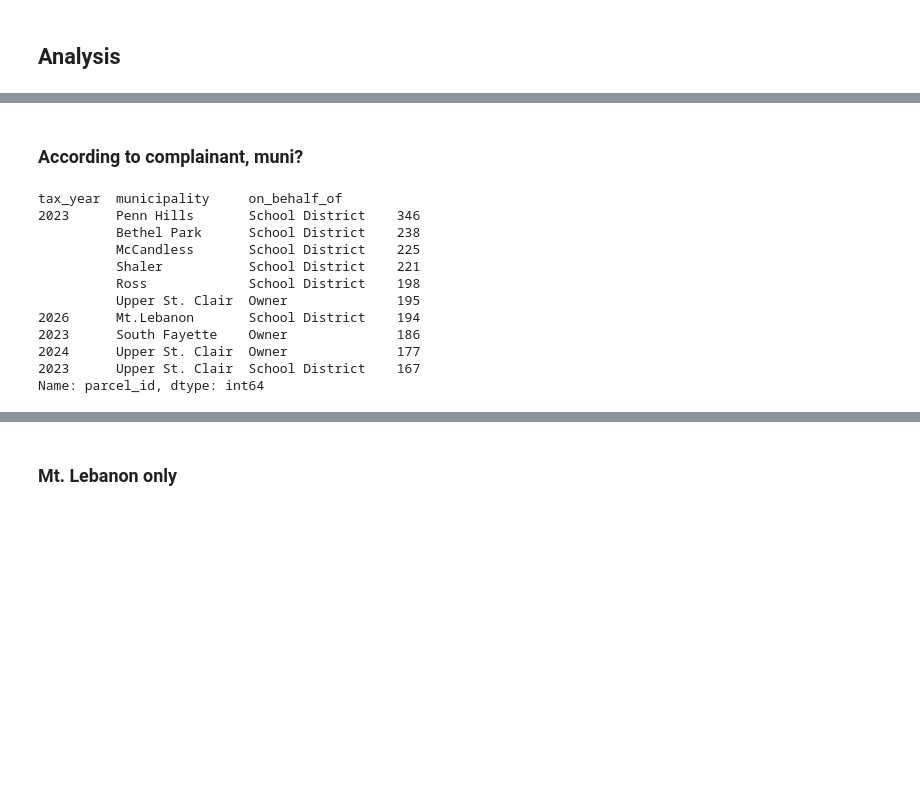
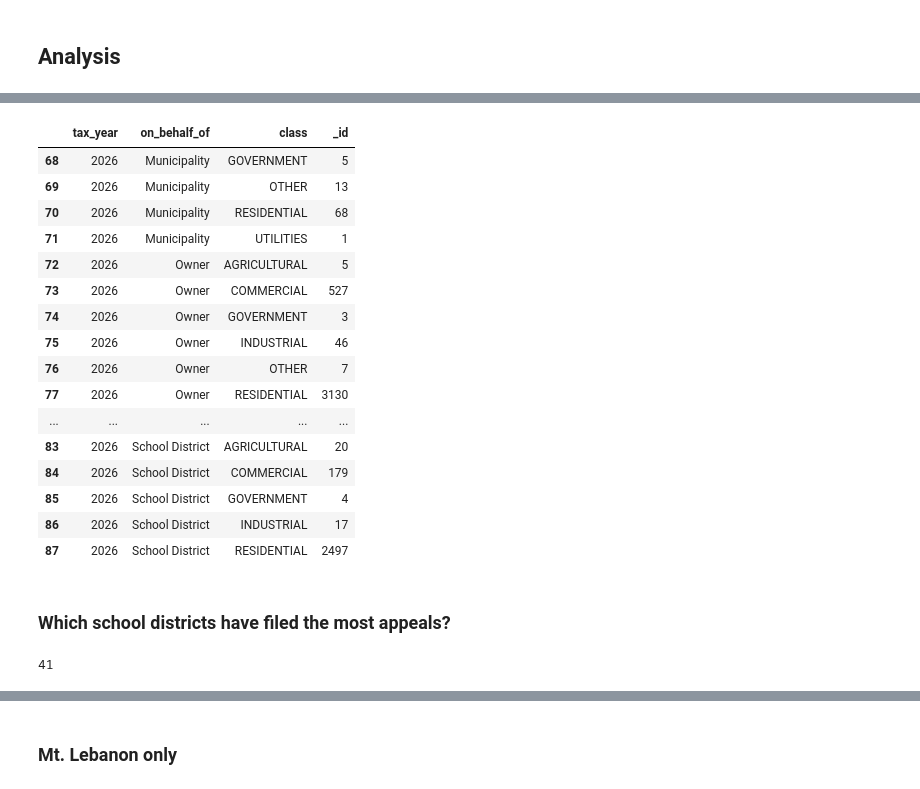
Before and after one commit to miahollie/20261106-assessment-appeals, a Jupyter notebook: appeals_analysis.ipynb, the cells around one changed output, grey strips where cells are left out. Saved outputs shown, nothing was run; the diff lists cells and outputs as text; code cells hidden in the pictures; blank space fills up the shorter version.

```diff
--- a/appeals_analysis.ipynb
+++ b/appeals_analysis.ipynb
@@ -65,18 +105,22 @@ Name: parcel_id, dtype: int64
+# %%
+all_appeals.groupby(['tax_year','on_behalf_of','class'])['_id'].count().reset_index().tail(20)
+# %% [output]
+|  | tax_year | on_behalf_of | class | _id |
+| 68 | 2026 | Municipality | GOVERNMENT | 5 |
+| 69 | 2026 | Municipality | OTHER | 13 |
+| 70 | 2026 | Municipality | RESIDENTIAL | 68 |
+| 71 | 2026 | Municipality | UTILITIES | 1 |
+| 72 | 2026 | Owner | AGRICULTURAL | 5 |
+| 73 | 2026 | Owner | COMMERCIAL | 527 |
+| 74 | 2026 | Owner | GOVERNMENT | 3 |
+| 75 | 2026 | Owner | INDUSTRIAL | 46 |
+| 76 | 2026 | Owner | OTHER | 7 |
+| 77 | 2026 | Owner | RESIDENTIAL | 3130 |
+| ... | ... | ... | ... | ... |
+| 83 | 2026 | School District | AGRICULTURAL | 20 |
+| 84 | 2026 | School District | COMMERCIAL | 179 |
+| 85 | 2026 | School District | GOVERNMENT | 4 |
+| 86 | 2026 | School District | INDUSTRIAL | 17 |
+| 87 | 2026 | School District | RESIDENTIAL | 2497 |
 # %% [markdown]
-### According to complainant, muni?
+### Which school districts have filed the most appeals?
-# %%
-## according to complainant?
-all_appeals.groupby(['tax_year','municipality','on_behalf_of'])['parcel_id'].count().sort_values(ascending=False).head(10)
-# %% [output]
-tax_year  municipality     on_behalf_of
-2023      Penn Hills       School District    346
-          Bethel Park      School District    238
-          McCandless       School District    225
-          Shaler           School District    221
-          Ross             School District    198
-          Upper St. Clair  Owner              195
-2026      Mt.Lebanon       School District    194
-2023      South Fayette    Owner              186
-2024      Upper St. Clair  Owner              177
-2023      Upper St. Clair  School District    167
-Name: parcel_id, dtype: int64
@@ -82,0 +130,5 @@ Name: parcel_id, dtype: int64
+# %%
+## how many unique school districts are included?
+sd_df.school_district_name.nunique()
+# %% [output]
+41
```
Also changed, not shown: parts of 43 cells of this notebook, 1 other file.
